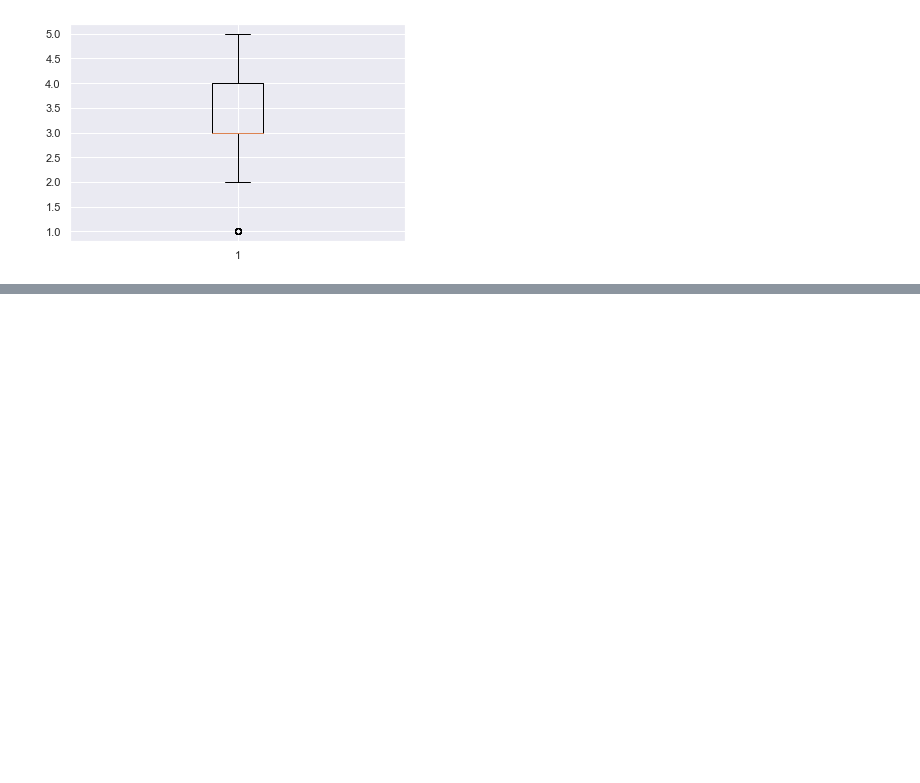
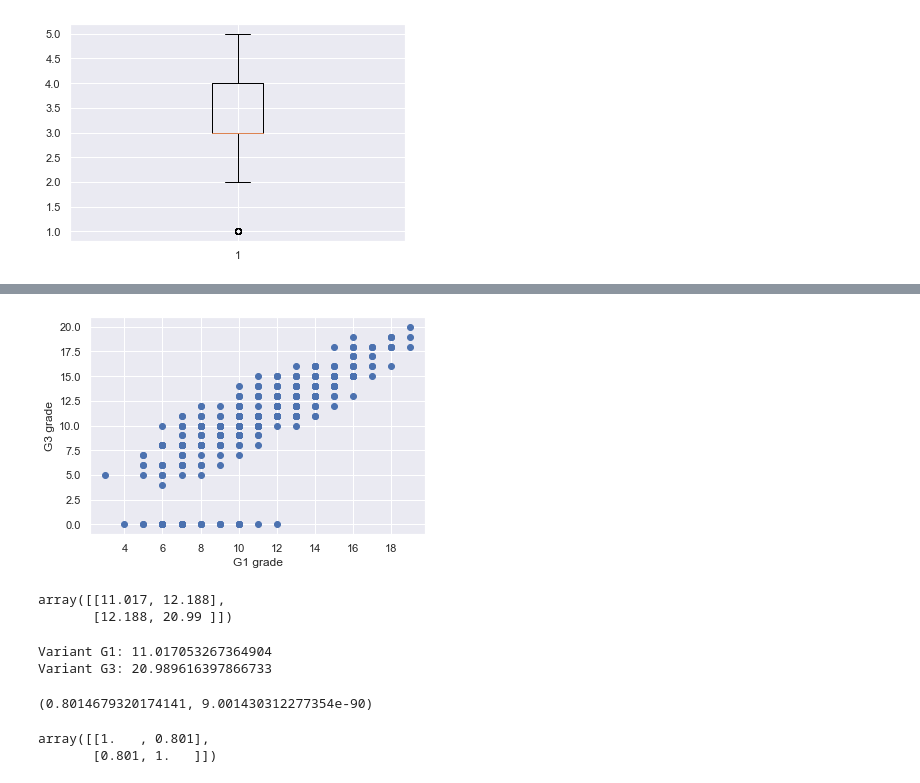
Before and after one commit to JojiKoike/Learning_DataScience, a Jupyter notebook: chapter3/DataCommunication.ipynb, the cells around one changed output, grey strips where cells are left out. Drawn from its saved outputs; the diff is of its cells as text; code cells hidden in the pictures; blank space fills up the shorter version.

```diff
--- a/chapter3/DataCommunication.ipynb
+++ b/chapter3/DataCommunication.ipynb
@@ -153,0 +184,31 @@ plt.grid(True)
+# %%
+# Scatter Plot
+plt.plot(student_data_math['G1'], student_data_math['G3'], 'o')
+plt.ylabel('G3 grade')
+plt.xlabel('G1 grade')
+plt.grid(True)
+# %% [output]
+[figure, added]
+# %%
+# Co-variant matrix
+np.cov(student_data_math['G1'], student_data_math['G3'])
+# %% [output]
+array([[11.017, 12.188],
+       [12.188, 20.99 ]])
+# %%
+# Variant
+print("Variant G1: {0}".format(student_data_math['G1'].var()))
+print("Variant G3: {0}".format(student_data_math['G3'].var()))
+# %% [output]
+Variant G1: 11.017053267364904
+Variant G3: 20.989616397866733
+# %%
+# Pearson Relation Coefficient
+sp.stats.pearsonr(student_data_math['G1'], student_data_math['G3'])
+# %% [output]
+(0.8014679320174141, 9.001430312277354e-90)
+# %%
+np.corrcoef([student_data_math['G1'], student_data_math['G3']])
+# %% [output]
+array([[1.   , 0.801],
+       [0.801, 1.   ]])
```
Also changed, not shown: parts of 4 cells of this notebook.
